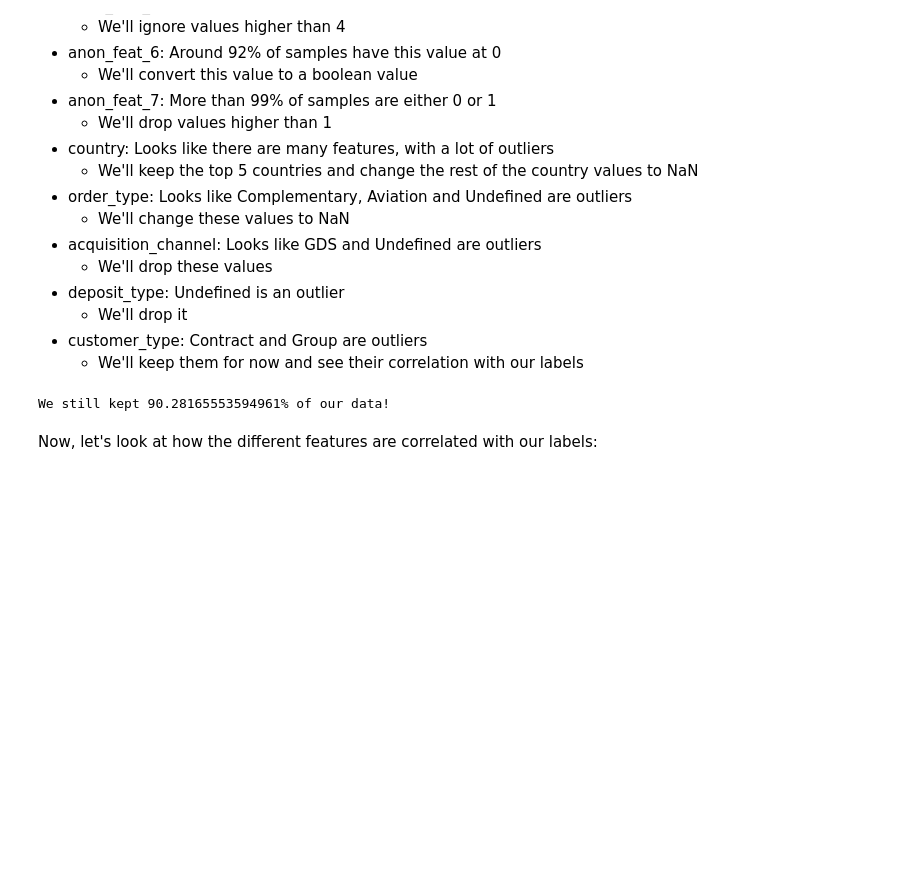
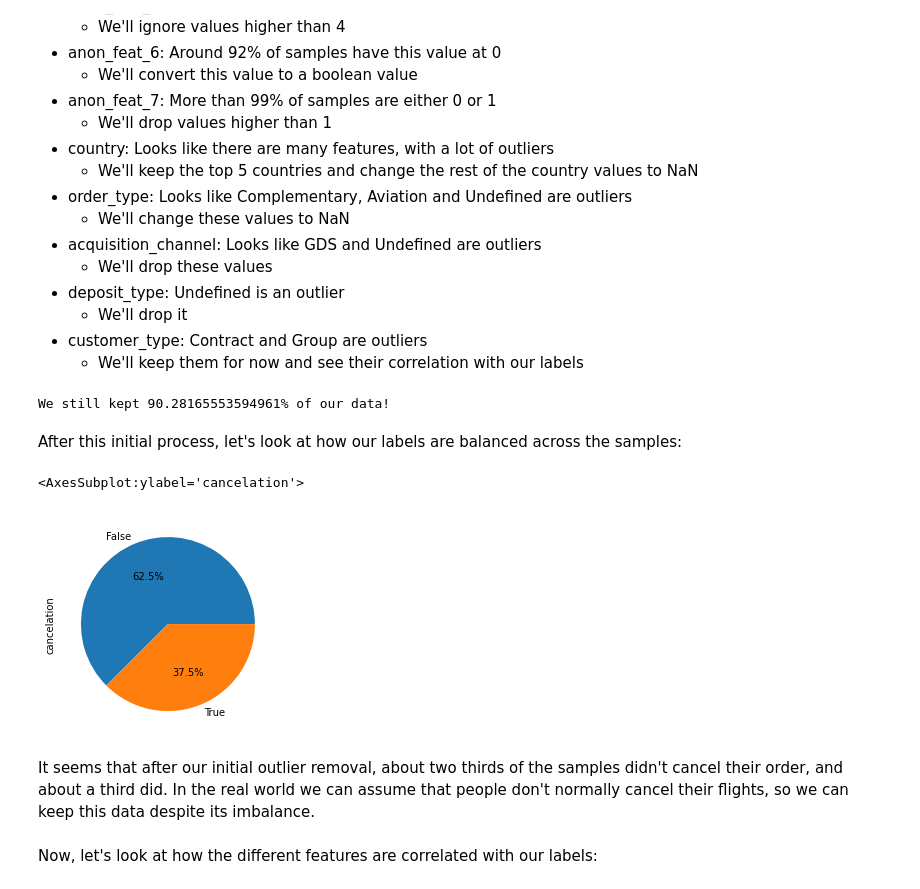
Before and after one commit to ofekinger/ML_Final_Project, a Jupyter notebook: submission.ipynb, the cells around one changed output. Drawn from its saved outputs; the diff is of its cells as text; code cells hidden in the pictures; blank space fills up the shorter version.

```diff
--- a/submission.ipynb
+++ b/submission.ipynb
@@ -178,6 +179,15 @@ process_outliers(X, countries_to_keep=top_5_countries)
 print(f"We still kept {X.shape[0] * 100 / X_backup.shape[0]}% of our data!")
 # %% [output]
 We still kept 90.28165553594961% of our data!
+# %% [markdown]
+After this initial process, let's look at how our labels are balanced across the samples:
+# %%
+y.loc[X.index].cancelation.value_counts().plot(kind='pie', autopct='%1.1f%%')
+# %% [output]
+<AxesSubplot:ylabel='cancelation'>
+[figure, added]
+# %% [markdown]
+It seems that after our initial outlier removal, about two thirds of the samples didn't cancel their order, and about a third did. In the real world we can assume that people don't normally cancel their flights, so we can keep this data despite its imbalance.
 # %% [markdown]
 Now, let's look at how the different features are correlated with our labels:
 # %%
```
Also changed, not shown: parts of 31 cells of this notebook.
